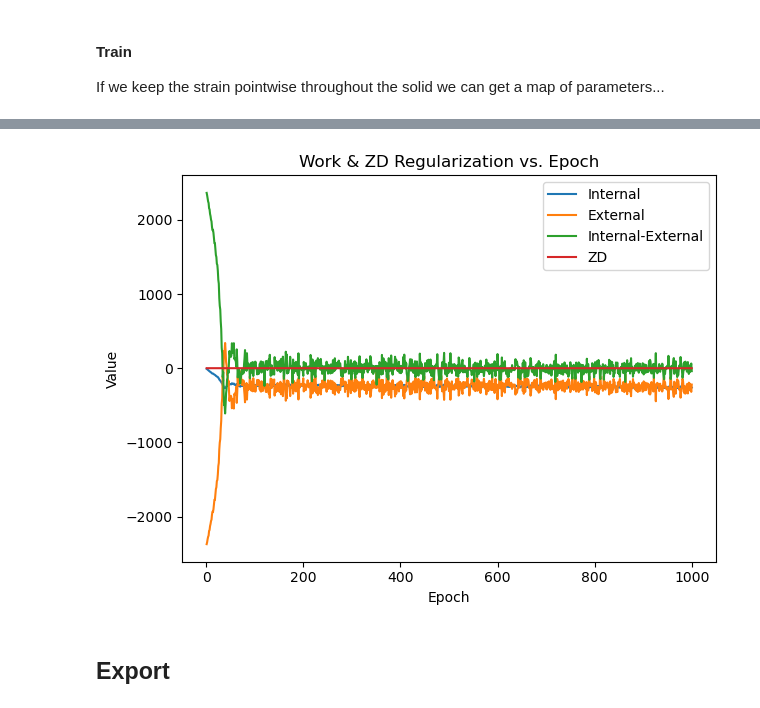
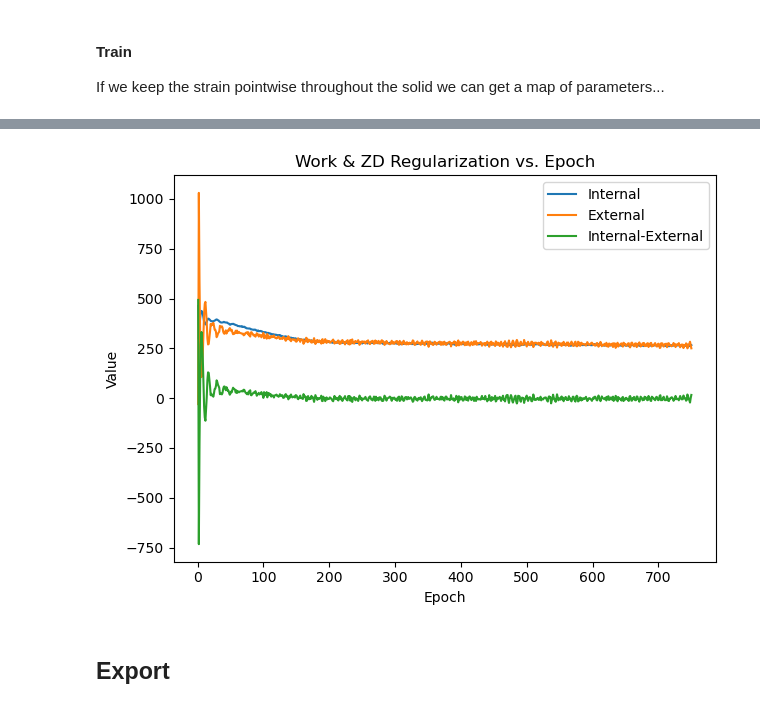
Before and after one commit to grodrguez3/EUCLID-hyperelasticity-NN, a Jupyter notebook: my_drivers/Taylor_expansions_Eigen.ipynb, the cells around one changed output, grey strips where cells are left out. Saved outputs shown, nothing was run; the diff lists cells and outputs as text; code cells hidden in the pictures.

Commit message:
Update data and sign convention

```diff
--- a/my_drivers/Taylor_expansions_Eigen.ipynb
+++ b/my_drivers/Taylor_expansions_Eigen.ipynb
@@ -283,14 +295,14 @@ Nelements
 # %% [markdown]
 ## Where pressure is applied and Zero Displacement Boundary Conditions
 # %%
-pressure_nodes = parse_quad4_from_feb("/home/feolalab/Desktop/EUCLID-hyperelasticity-NN/my_data/Cube/jobs/Cube_v1.feb", surface_name="Pressure1")
+pressure_nodes = parse_quad4_from_feb("/home/feolalab/Desktop/EUCLID-hyperelasticity-NN/my_data/Cube_Studio3/jobs/Model1.feb", surface_name="Pressure1")
 pressure_node_ids = list(pressure_nodes.keys())
 # %%
 pressure_nodes[1], type(pressure_nodes)
 # %% [output]
 ([5, 20, 137, 53], dict)
 # %%
-ZD_nodes = parse_quad4_from_feb("/home/feolalab/Desktop/EUCLID-hyperelasticity-NN/my_data/Cube/jobs/Cube_v1.feb", surface_name="ZeroDisplacement1")
+ZD_nodes = parse_quad4_from_feb("/home/feolalab/Desktop/EUCLID-hyperelasticity-NN/my_data/Cube_Studio3/jobs/Model1.feb", surface_name="ZeroDisplacement1")
 ZD_node_ids = list(ZD_nodes.keys())
 ZD_idx = torch.tensor([nid - 1 for nid in ZD_node_ids], dtype=torch.long)
 ZD_idx[:10], ZD_node_ids[:10]
@@ -564,7 +641,7 @@ from model import *
 
 vf_number=2 #linear elastic is 2 parameters
 model = ICNN3D_Taylor_multifield_with_neg(n_input=3,
-                n_hidden=[128,64,32],
+                n_hidden=[64,64,64],
                 n_output=30,
                 use_dropout=True,
                 dropout_rate=0.2,
@@ -636,7 +713,7 @@ If we keep the strain pointwise throughout the solid we can get a map of paramet
 # %%
 epoch=750
 # Adam with a learning rate:
-optimizer = torch.optim.Adam(model.parameters(), lr=1e-2)
+optimizer = torch.optim.Adam(model.parameters(), lr=1e-3)
 #Number of states:
 states=x_input.shape[2]
 N_pressure_dofs=len(pressure_element_IDs_final)
@@ -644,7 +721,7 @@ N_ZD_dofs=len(ZD_element_IDs_final)
 loss_list=[]
 keys = ['Internal', 'External', 'ZD','Special']
 work_dict = { key: [] for key in keys }
-P_max  = -100000.0            # negative = compression
+P_max  = 100000.0            # negative = compression
 # make a “linear ramp” of 11 pressures from 0 → P_max
 pressure_curve = torch.linspace(0.0, P_max, steps=states, device=device)
 # pressure_curve.shape == (11,)
@@ -678,16 +755,22 @@ for i in range(epoch):
        # print(f'W_int shape: {W_int.shape}')
         #Surface integral
         #Adding negative to the pressure becuase it is applied downwards...
-        t_surface=surface_normal_tensor[facet_idxs,:,s]*(pressure_curve[s])*torch.sum(area_tensor[facet_idxs,:,s]) #t_surface is N_pressure,3 (elements x xyz), add area because pressure is not force
+        t_surface=-surface_normal_tensor[facet_idxs,:,s]*(pressure_curve[s]) #*area_tensor[facet_idxs,:,s] #t_surface is N_pressure,3 (elements x xyz), add area because pressure is not force
      #   print(f'W_int shape: {W_int.shape}')
+
         dot = (VF_values[:,elem_idxs,:]* t_surface.unsqueeze(0)).sum(dim=2)  # shape: [3, 100]
 
         W_ext=torch.sum(dot*area_tensor[facet_idxs,:,s].T,dim=(0,1))/(N_pressure_dofs*vf_number)
 
         ## Add ZD term:
+        #Elements
         #ZD_regularization=torch.sum(VF_values[:,ZD_element_IDs_final,:]**2, dim=(0,1,2))/(N_ZD_dofs*vf_number)
-        VF_values_NODES = evaluate_vf_values(V_NN, position_tensor[ZD_idx,:,s]) #This is p, N, 3
-        ZD_regularization=torch.sum(VF_values_NODES[:,ZD_idx,:]**2, dim=(0,1,2))/(len(ZD_idx)*vf_number)
+        #Nodes
+        #VF_values_NODES = evaluate_vf_values(V_NN, position_tensor[ZD_idx,:,s]) #This is p, N, 3
+        #ZD_regularization=torch.sum(VF_values_NODES[:,ZD_idx,:]**2, dim=(0,1,2))/(len(ZD_idx)*vf_number)
+        #Facets
+        #ZD_regularization=torch.sum(VF_values[:,ZD_facet_idxs,:]**2, dim=(0,1,2))/(len(ZD_idx)*vf_number)
+
 
         ## SPECIAL VIRTUAL FIELDS
         # volumetric term:  ∑e  tr(Ereal)[e] * tr(Vvirt)[k,e] * vol_s[e]
@@ -729,7 +812,7 @@ for i in range(epoch):
         I_m = torch.eye(vf_number, device=G.device, dtype=G.dtype)
         gram_loss = torch.norm(G - I_m)**2
         #Loss:
-        loss+=(W_int-W_ext)**2+ZD_regularization*10+special_loss +gram_loss*10
+        loss+=(W_int-W_ext)**2 #+ZD_regularization+special_loss +gram_loss
 
 
 
@@ -738,21 +821,21 @@ for i in range(epoch):
     loss_list.append(loss.item())
     work_dict['Internal'].append(W_int.item())
     work_dict['External'].append(W_ext.item())
-    work_dict['ZD'].append(ZD_regularization.item())
+   # work_dict['ZD'].append(ZD_regularization.item())
 
     if i % 50 == 0:
         W_int_item = W_int.item()
         W_ext_item = W_ext.item()
-        ZD_regularization_item= ZD_regularization.item()*10
-        special_loss_item= special_loss.item()
+       # ZD_regularization_item= ZD_regularization.item()*10
+       # special_loss_item= special_loss.item()
         L_item    = loss.item()
         print(
             f"Epoch {i:4d} │ "
             f"W_int (internal work): {W_int_item: .2e} │ "
             f"W_ext (external work): {W_ext_item: .2e} │ "
-            f"Zero Displacement term: {ZD_regularization_item: .2e} │ "
-            f"Special Loss term: {special_loss_item: .4e} │ "
-            f"Gram Loss: {gram_loss.item(): .4e} │ "
+          #  f"Zero Displacement term: {ZD_regularization_item: .2e} │ "
+           # f"Special Loss term: {special_loss_item: .4e} │ "
+           # f"Gram Loss: {gram_loss.item(): .4e} │ "
             f"Loss: {L_item: .2e}"
         )
 
@@ -805,29 +910,29 @@ Vz(x,y,z) = +0.140*1 + -0.210*x + +0.019*y + +0.084*z + -0.628*x**2 + -0.072*x*y
 # %%
 import matplotlib.pyplot as plt
 
 # assume work_dict already exists, with lists of length N for each key
 epochs = list(range(1, len(work_dict['Internal']) + 1))
 # turn your lists into arrays
 internal = np.array(work_dict['Internal'])
 external = np.array(work_dict['External'])
 
 # now subtraction works element‐wise
 diff = internal - external
 plt.figure()
 plt.plot(epochs, work_dict['Internal'], label='Internal')
 plt.plot(epochs, work_dict['External'], label='External')
 plt.plot(epochs,diff, label='Internal-External')
-plt.plot(epochs, work_dict['ZD'], label='ZD')
+#plt.plot(epochs, work_dict['ZD'], label='ZD')
 #plt.plot(epochs, work_dict['Special'], label='Special')
 plt.xlabel('Epoch')
 plt.ylabel('Value')
 plt.title('Work & ZD Regularization vs. Epoch')
 
 plt.legend()
 plt.tight_layout()
 plt.show()
 # %% [output]
-[figure, old version]
+[figure, new version]
 # %% [markdown]
 ## Export
 # %%
```
Also changed, not shown: parts of 38 cells of this notebook, 48 other files.
